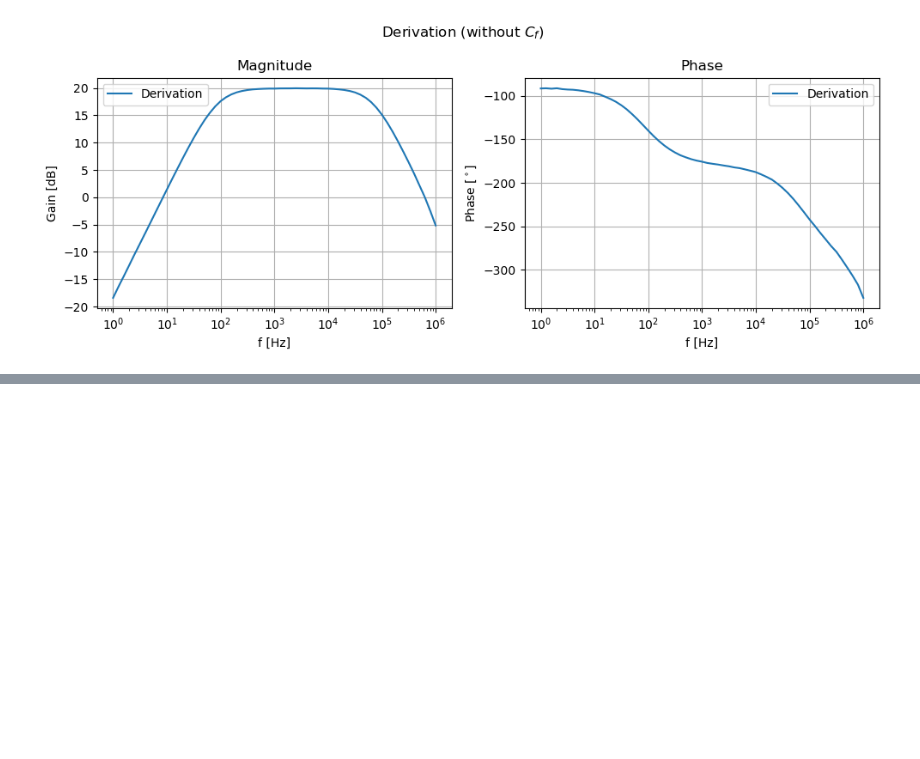
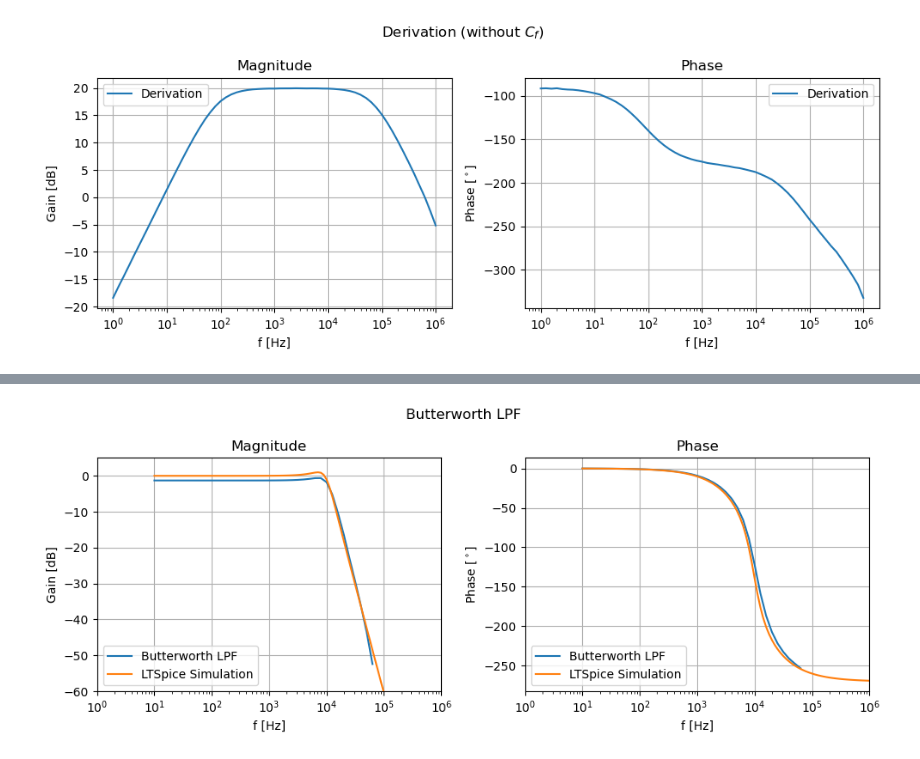
Before and after one commit to inohan/experiment-3s, a Jupyter notebook: A2/1_amp.ipynb, the cells around one changed output, grey strips where cells are left out. Saved outputs shown, nothing was run; the diff lists cells and outputs as text; code cells hidden in the pictures; blank space fills up the shorter version.

```diff
--- a/A2/1_amp.ipynb
+++ b/A2/1_amp.ipynb
@@ -122,0 +157,13 @@ fig.tight_layout()
+# %%
+fig, axes = plt.subplots(1, 2, figsize=(10, 4), sharex=True)
+plot_bode("4_bode_bw3lpf.csv", fig, axes, name="Butterworth LPF")
+plot_bode_spice("But_lpf.txt", axes, name="LTSpice Simulation", argshift=lambda x: (x+360)%360.0-360)
+# plot_bode_spice("chevi_LPF.txt", axes, name="LTSpice Simulation", argshift=lambda x: (x+360)%360.0-360)
+axstgs[0].apply_axes(axes[0])
+axstgs[1].apply_axes(axes[1])
+axstgs_filters[0].apply_axes(axes[0])
+axstgs_filters[1].apply_axes(axes[1])
+fig.suptitle("Butterworth LPF")
+fig.tight_layout()
+# %% [output]
+[figure, added]
```
Also changed, not shown: parts of 17 cells of this notebook, 12 other files.
